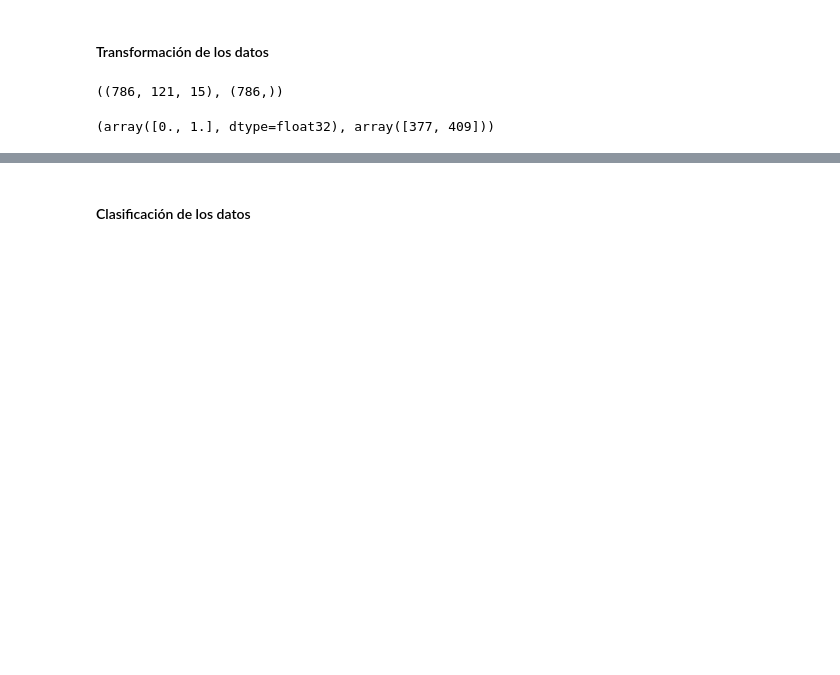
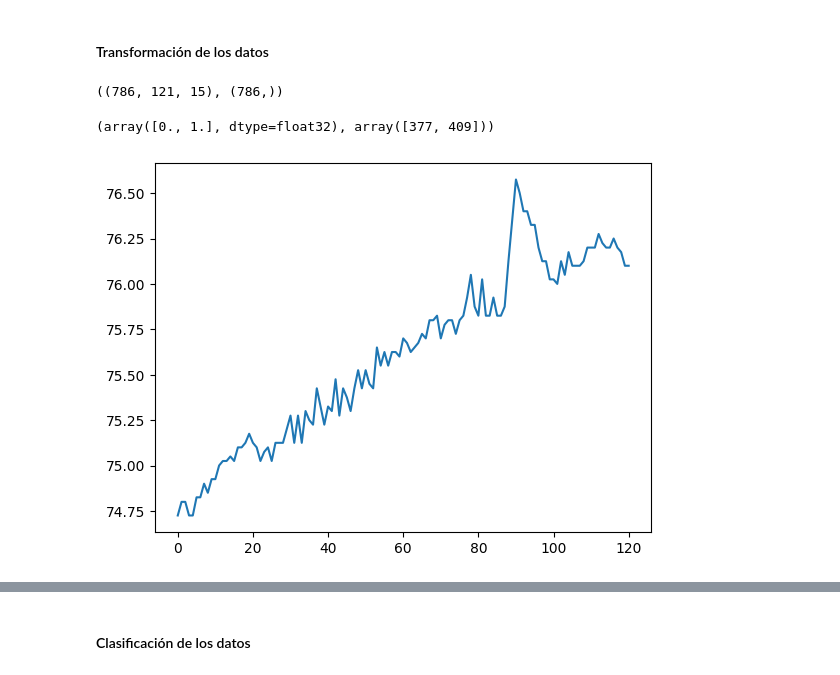
Before and after one commit to judith-ale/proyecto_modulo1, a Jupyter notebook: ProyectoModulo1_RabagoJ_MartinezC_VelicaX.ipynb, the cells around one changed output, grey strips where cells are left out. Cells and saved outputs as stored; diff of their text form; code cells hidden in the pictures; blank space fills up the shorter version.

```diff
--- a/ProyectoModulo1_RabagoJ_MartinezC_VelicaX.ipynb
+++ b/ProyectoModulo1_RabagoJ_MartinezC_VelicaX.ipynb
@@ -841,3 +841,8 @@ X.shape, y.shape
 np.unique(y, return_counts=True)
 # %% [output]
 (array([0., 1.], dtype=float32), array([377, 409]))
+# %%
+plt.plot(X[-1, :, 5])
+plt.show()
+# %% [output]
+[figure, added]
```
Also changed, not shown: parts of 22 cells of this notebook.
